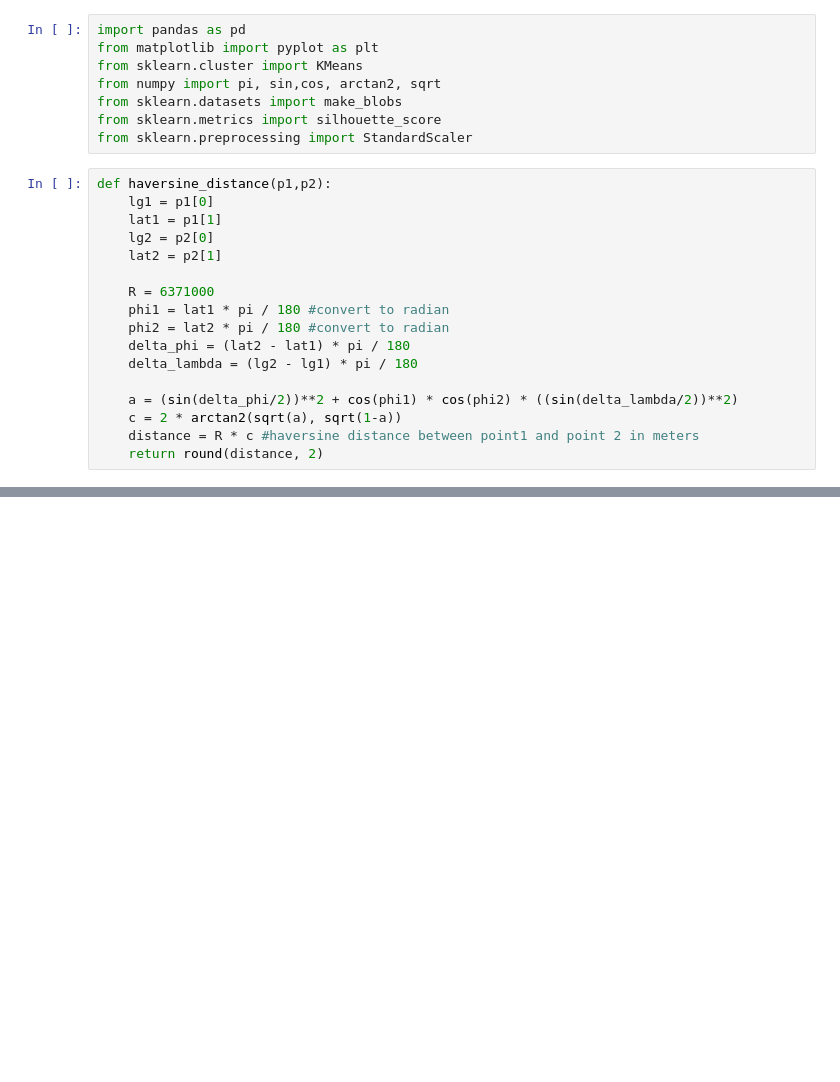
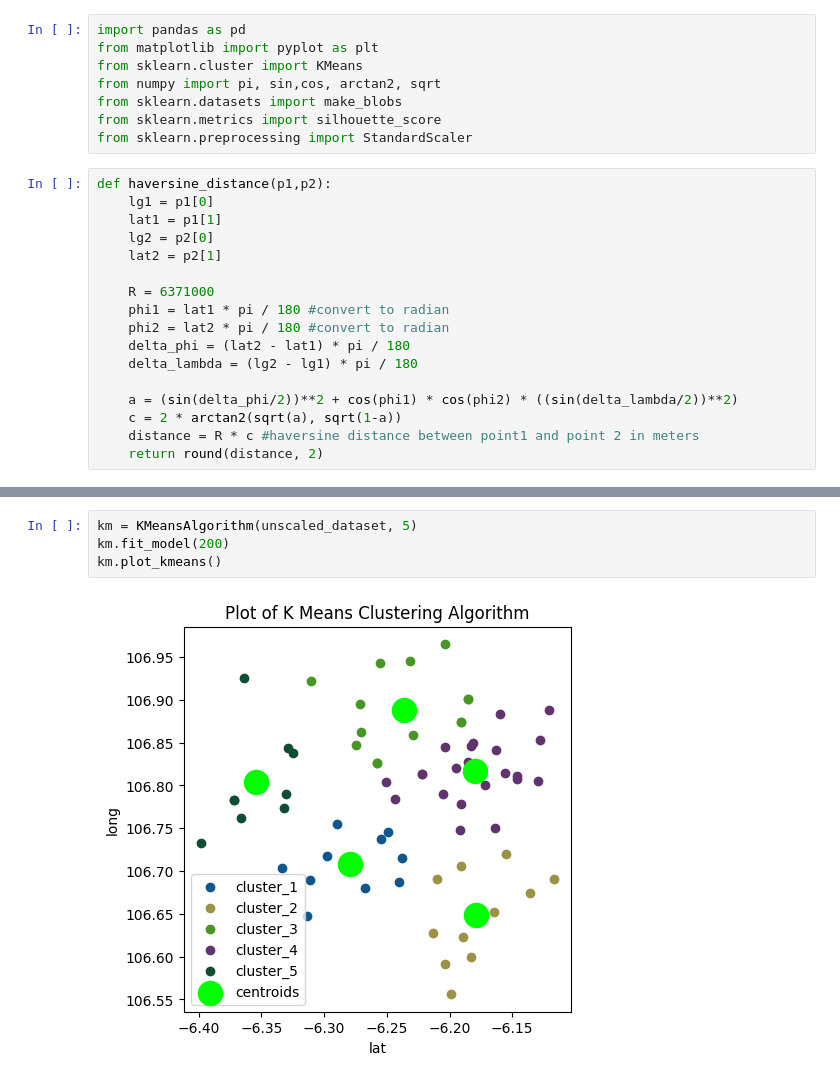
Before and after one commit to hafidabid/clustering-gudang, a Jupyter notebook: lat_lng_only.ipynb, the cells around one changed output, grey strips where cells are left out. Cells and saved outputs as stored; diff of their text form; blank space fills up the shorter version.

```diff
--- a/lat_lng_only.ipynb
+++ b/lat_lng_only.ipynb
@@ -181,0 +93,6 @@ for i in range(6):
+# %%
+km = KMeansAlgorithm(unscaled_dataset, 5)
+km.fit_model(200)
+km.plot_kmeans()
+# %% [output]
+[figure, added]
```
Also changed, not shown: parts of 13 cells of this notebook, 3 other files.
